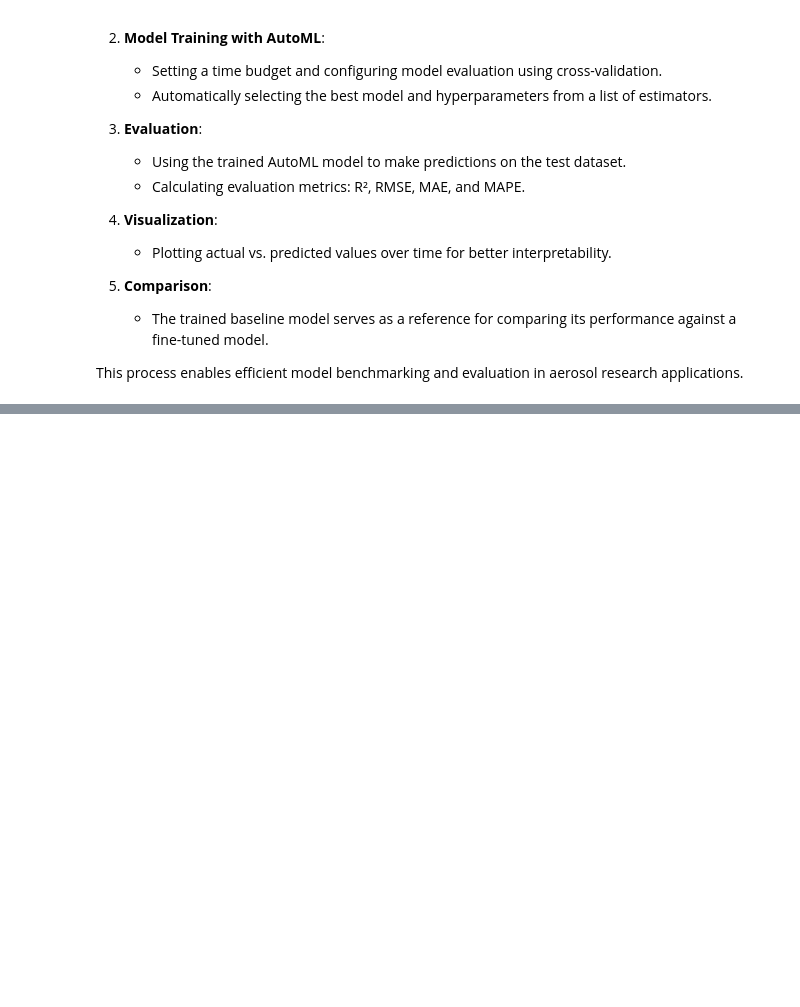
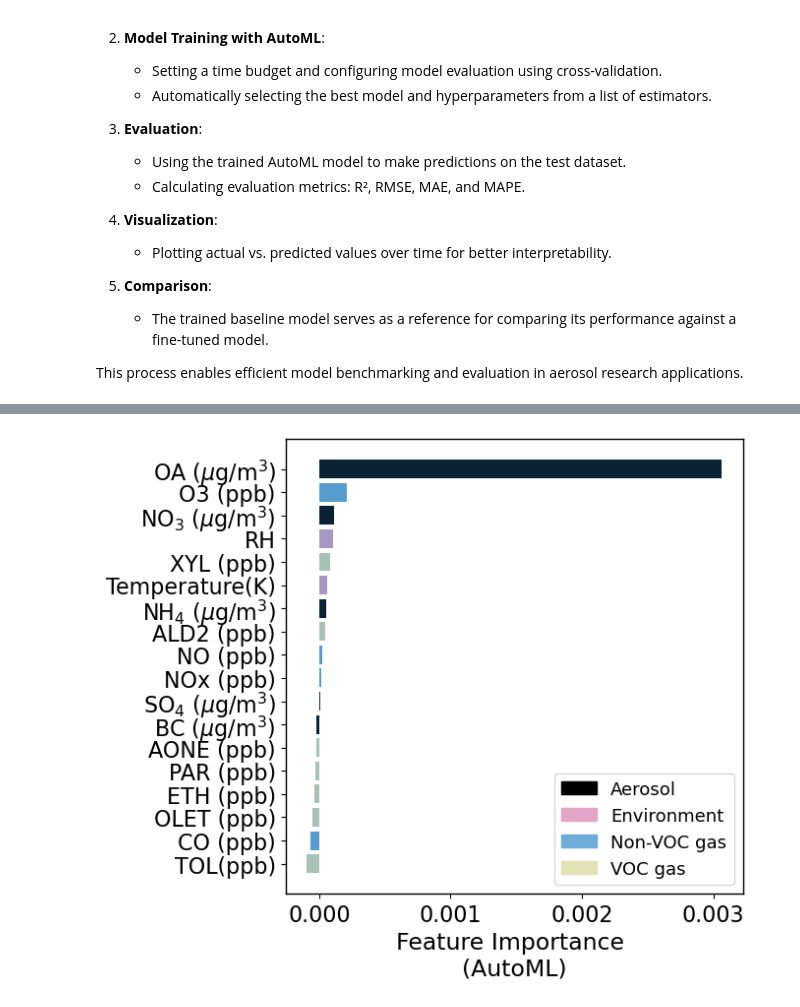
Before and after one commit to envdes/code_MEGAPOLI_Foundation_Model, a Jupyter notebook: 3_Fine_tune_different _data_size/AutoML.ipynb, the cells around one changed output, grey strips where cells are left out. Cells and saved outputs as stored; diff of their text form; code cells hidden in the pictures; blank space fills up the shorter version.

Commit message:
Add pre vs true for feature importance part
Add pre vs true for feature importance part

```diff
--- a/3_Fine_tune_different _data_size/AutoML.ipynb
+++ b/3_Fine_tune_different _data_size/AutoML.ipynb
@@ -185,0 +184,11 @@ MAPE: 15.750085359776985
+# %%
+from sklearn.inspection import permutation_importance
+
+perm_importance = permutation_importance(automl, X_test, y_test, scoring="neg_mean_squared_error", n_repeats=50, random_state=42, n_jobs=8)
+# Convert results to DataFrame
+importance_df = pd.DataFrame({
+    "Feature": input_list,
+    "Importance": perm_importance.importances_mean
+}).sort_values(by="Importance", ascending=False)
+
+importance_df
@@ -185,0 +213,64 @@ MAPE: 15.750085359776985
+# %%
+# Define feature categories and colors
+feature_categories = {
+    'Aerosol': ['BC (ppb)', 'OA (ppb)', 'NH4 (ppb)', 'NO3 (ppb)', 'SO4 (ppb)'],
+    'VOC gas': ['ETH (ppb)', 'TOL(ppb)', 'XYL (ppb)', 'ALD2 (ppb)', 'AONE (ppb)', 'PAR (ppb)', 'OLET (ppb)',],
+    'Non-VOC gas': ['O3 (ppb)', 'CO (ppb)', 'NO (ppb)', 'NOx (ppb)'],
+    'Environment': ['Temperature(K)', 'RH']
+}
+
+category_colors = {
+    'Aerosol': 'black',
+    'Environment': '#E3A5C7',
+    'Non-VOC gas': '#6EACDA',
+    'VOC gas': '#E2E2B6'
+}
+import matplotlib.patches as mpatches
+
+# Map feature names for display
+unit_mapping = {
+    'BC (ppb)': 'BC ($\mu$g/m$^3$)',
+    'OA (ppb)': 'OA ($\mu$g/m$^3$)',
+    'NH4 (ppb)': 'NH$_4$ ($\mu$g/m$^3$)',
+    'NO3 (ppb)': 'NO$_3$ ($\mu$g/m$^3$)',
+    'SO4 (ppb)': 'SO$_4$ ($\mu$g/m$^3$)'
+}
+
+display_feature_names = [unit_mapping.get(feature, feature) for feature in importance_df['Feature']]
+
+fig, ax = plt.subplots(figsize=(6, 6))
+plt.barh(range(len(importance_df['Importance'])), importance_df['Importance'], align='center')
+plt.yticks(range(len(importance_df['Importance'])), display_feature_names)
+plt.xlabel('Importance')
+plt.gca().invert_yaxis()
+
+# Assign colors to each feature
+colors = []
+for feature in importance_df['Feature']:
+    for category, features in feature_categories.items():
+        if feature in features:
+            colors.append(category_colors[category])
+            break
+    else:
+        colors.append('gray')  # Default color if the feature is not in any category
+
+# Plot the bar chart with colors
+bars = plt.barh(range(len(importance_df['Importance'])), importance_df['Importance'], align='center', color=colors, alpha=0.7)
+
+plt.tick_params(axis='x', labelsize=16)
+
+ax.set_yticklabels(display_feature_names, fontsize=16)
+ax.set_xlabel('Feature Importance \n(AutoML)', fontsize=17)
+
+# Add legend
+legend_patches = [mpatches.Patch(color=color, label=category) for category, color in category_colors.items()]
+ax.legend(handles=legend_patches, loc='best', fontsize=13)
+
+for spine in plt.gca().spines.values():
+    spine.set_edgecolor('black')
+    spine.set_linewidth(1)
+plt.savefig('Permutation_AutoML.png', dpi=400, bbox_inches='tight')
+
+plt.show()
+# %% [output]
+[figure, added]
```
Also changed, not shown: parts of 4 cells of this notebook, 26 other files.
